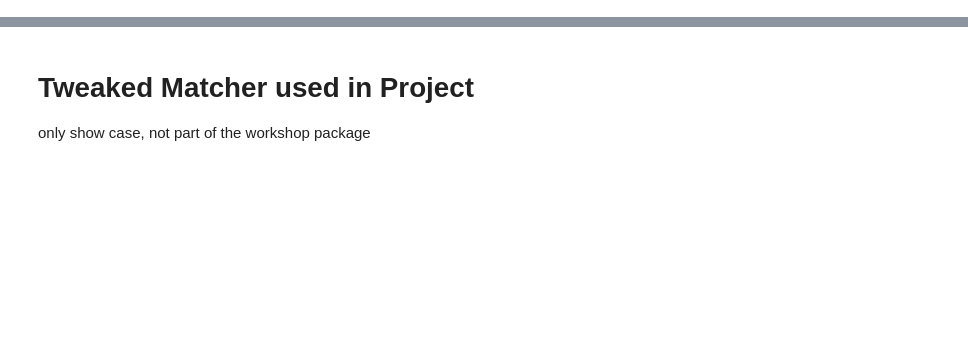
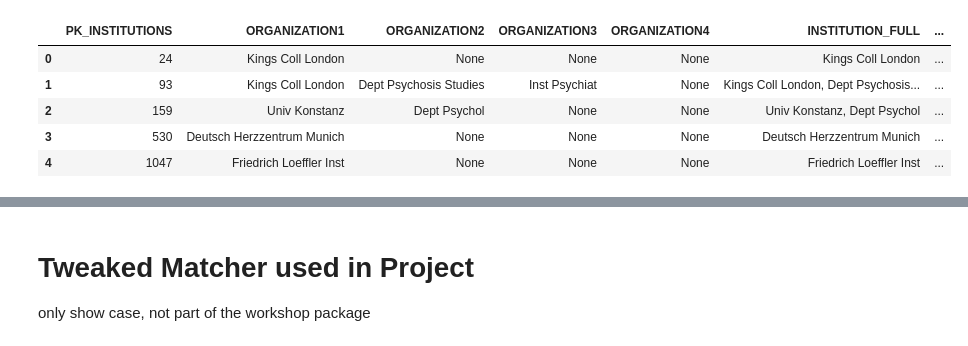
Before and after one commit to luerhard/abd_workshop_2021, a Jupyter notebook: notebooks/01-Session1/05_institution_matching.ipynb, the cells around one changed output, grey strips where cells are left out. Cells and saved outputs as stored; diff of their text form; code cells hidden in the pictures; blank space fills up the shorter version.

```diff
--- a/notebooks/01-Session1/05_institution_matching.ipynb
+++ b/notebooks/01-Session1/05_institution_matching.ipynb
@@ -281,0 +45,13 @@ Univ Bremerhaven Bremerhaven  --->  ['Q1622093' 'Hochschule Bremerhaven' 0.59761
+# %%
+db = sqlite3.connect(src.PATH / "data/sample.db")
+cur = db.cursor()
+df = pd.DataFrame(cur.execute("""select * from wos_institutions""").fetchall(), columns=[c[0] for c in cur.description])
+del df['index']
+df.head()
+# %% [output]
+|  | PK_INSTITUTIONS | ORGANIZATION1 | ORGANIZATION2 | ORGANIZATION3 | ORGANIZATION4 | INSTITUTION_FULL | ... |
+| 0 | 24 | Kings Coll London | None | None | None | Kings Coll London | ... |
+| 1 | 93 | Kings Coll London | Dept Psychosis Studies | Inst Psychiat | None | Kings Coll London, Dept Psychosis... | ... |
+| 2 | 159 | Univ Konstanz | Dept Psychol | None | None | Univ Konstanz, Dept Psychol | ... |
+| 3 | 530 | Deutsch Herzzentrum Munich | None | None | None | Deutsch Herzzentrum Munich | ... |
+| 4 | 1047 | Friedrich Loeffler Inst | None | None | None | Friedrich Loeffler Inst | ... |
```
Also changed, not shown: parts of 55 cells of this notebook.
